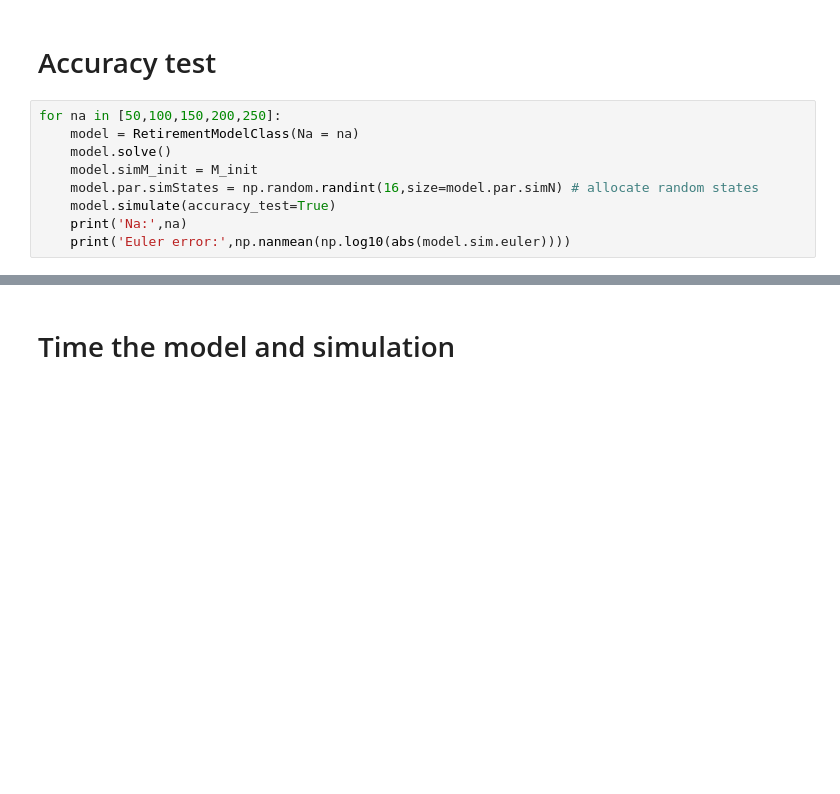
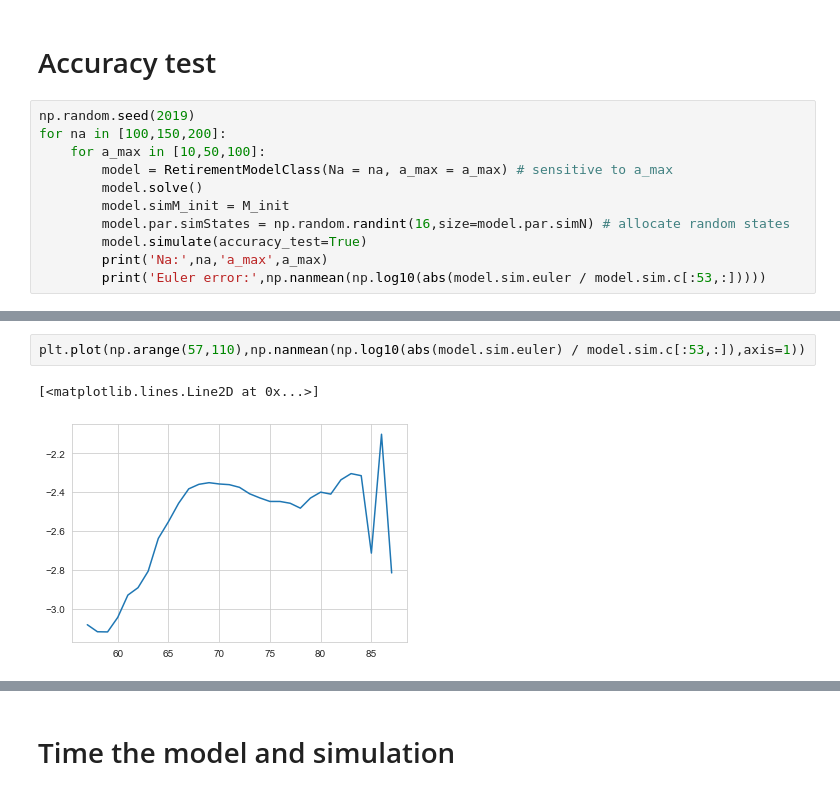
Before and after one commit to mathiassunesen/Speciale_retirement, a Jupyter notebook: Main/Main.ipynb, the cells around one changed output, grey strips where cells are left out. Drawn from its saved outputs; the diff is of its cells as text; blank space fills up the shorter version.

```diff
--- a/Main/Main.ipynb
+++ b/Main/Main.ipynb
@@ -116,12 +113,14 @@ plt.show()
 # %% [markdown]
 # Accuracy test
 # %%
-for na in [50,100,150,200,250]:
-    model = RetirementModelClass(Na = na)
-    model.solve()
-    model.simM_init = M_init
-    model.par.simStates = np.random.randint(16,size=model.par.simN) # allocate random states
-    model.simulate(accuracy_test=True)
-    print('Na:',na)
-    print('Euler error:',np.nanmean(np.log10(abs(model.sim.euler))))
+np.random.seed(2019)
+for na in [100,150,200]:
+    for a_max in [10,50,100]:
+        model = RetirementModelClass(Na = na, a_max = a_max) # sensitive to a_max
+        model.solve()
+        model.simM_init = M_init
+        model.par.simStates = np.random.randint(16,size=model.par.simN) # allocate random states
+        model.simulate(accuracy_test=True)
+        print('Na:',na,'a_max',a_max)
+        print('Euler error:',np.nanmean(np.log10(abs(model.sim.euler / model.sim.c[:53,:]))))
 # %% [output]
@@ -137,0 +145,5 @@ Euler error: -4.517997651488953
+# %%
+plt.plot(np.arange(57,110),np.nanmean(np.log10(abs(model.sim.euler) / model.sim.c[:53,:]),axis=1))
+# %% [output]
+[<matplotlib.lines.Line2D at 0x...>]
+[figure, added]
```
Also changed, not shown: parts of 15 cells of this notebook, 16 other files.
